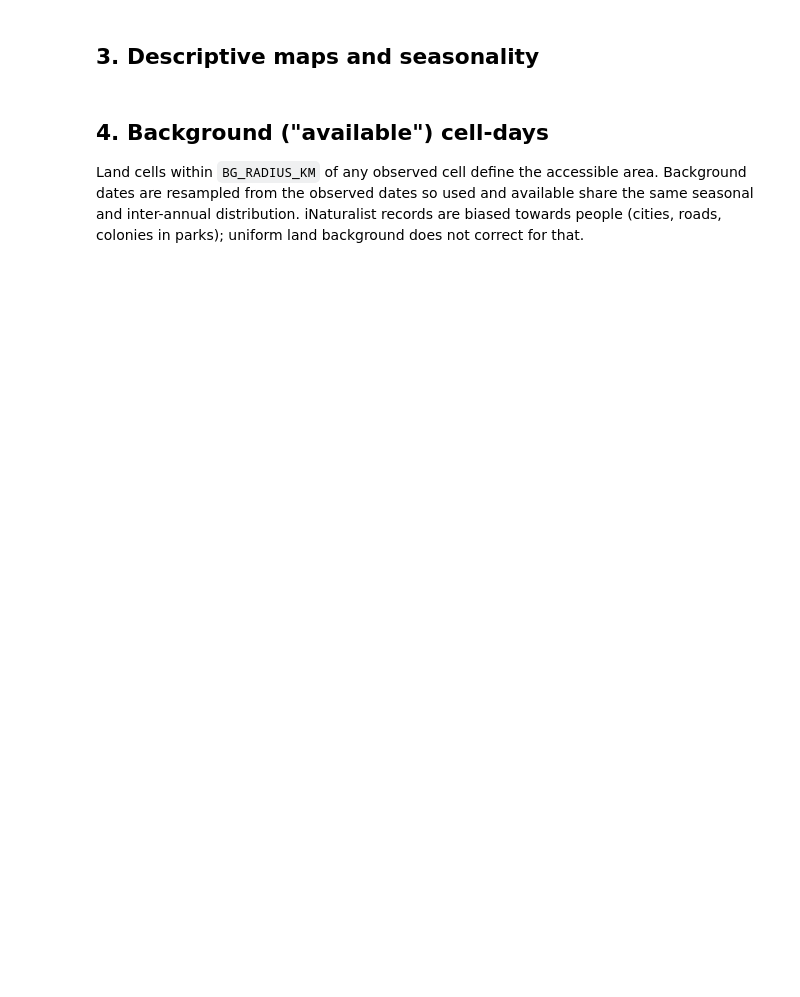
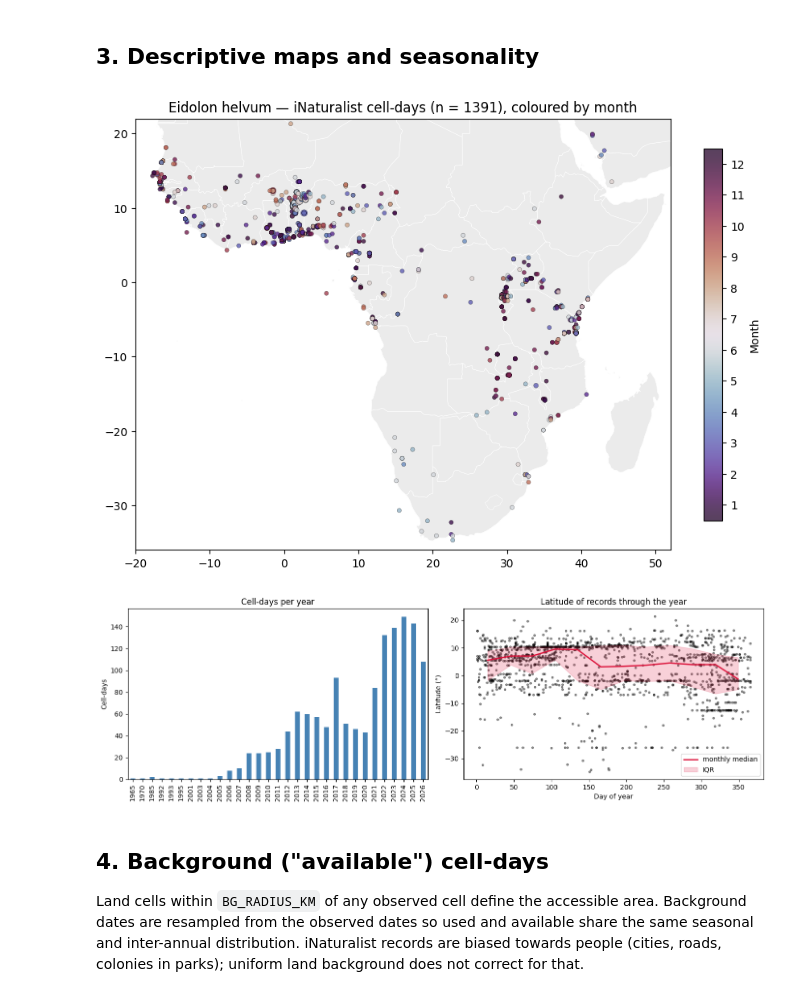
Before and after one commit to ehurme/EidolonMonitoring, a Jupyter notebook: python/eidolon_helvum_inat_gee.ipynb, the cells around one changed output. Saved outputs shown, nothing was run; the diff lists cells and outputs as text; code cells hidden in the pictures; blank space fills up the shorter version.

```diff
--- a/python/eidolon_helvum_inat_gee.ipynb
+++ b/python/eidolon_helvum_inat_gee.ipynb
@@ -25,7 +33,7 @@ not sampled at the public point. With curator / trusted access to true
 coordinates, set `CELL_DEG` smaller.
 # %%
 # Setup — only needs installing once
-# %pip install -q earthengine-api requests pandas numpy matplotlib scipy
+# %pip install -q earthengine-api requests pandas numpy matplotlib scipy pygam
 
 import os
 import json
@@ -44,6 +52,9 @@ from scipy.spatial import cKDTree
 # ---- Config ----------------------------------------------------------------
 TAXON_NAME    = "Eidolon helvum"
 QUALITY       = ["research"]          # add "needs_id" to include unconfirmed records
+EXCLUDE_ISO   = ["STP", "MDG"]        # São Tomé & Príncipe, Madagascar: non-migratory / no E. helvum
+EXCLUDE_BUFFER_DEG = 0.75             # also drop points this close to those coasts (obscured points land at sea;
+                                      # nearest other land is ≥ 1.7° away)
 CELL_DEG      = 0.2                   # iNaturalist obscuration cell for threatened taxa
 EE_PROJECT    = "skilled-snow-435910-j9"
 OUT_DIR       = os.path.join("results", "eidolon_helvum")
@@ -51,7 +62,14 @@ REFRESH_INAT  = False                 # True = re-download observations
 BG_RATIO      = 3                     # background cell-days per observed cell-day
 BG_RADIUS_KM  = 500                   # "accessible" area: land cells within this distance of any observation
 EVI_SLOPE_DAYS = 64                   # window for the EVI temporal slope (≈ 4-5 composites)
-EE_CHUNK      = 400                   # features per Earth Engine request
+EE_DATES      = 8                     # dates per Earth Engine request (each date is one aggregation)
+GAM_SPATIAL_SPLINES = 12              # basis size per axis of the lon × lat tensor smooth
+WEST_MAX_LON  = 15.0                  # West Africa = west of this longitude ...
+WEST_MIN_LAT  = 0.0                   # ... and north of this latitude; the rest is East & southern
+RASTER_DEG    = 1.0                   # pixel size for the rasterised presence-timing analysis
+RASTER_MIN_CELLDAYS = 8               # a pixel needs at least this many cell-days ...
+RASTER_MIN_YEARS    = 3               # ... spread over at least this many years
+RASTER_MIN_R  = 0.3                   # seasonal pixel: mean resultant length of presence months
 MAP_BBOX      = (-20.0, -36.0, 52.0, 22.0)   # lon_min, lat_min, lon_max, lat_max (sub-Saharan Africa + SW Arabia)
 MAP_RES       = 0.1                   # degrees, climatology maps
 CLIM_YEARS    = (2015, 2024)          # inclusive, climatology maps
@@ -159,56 +222,39 @@ print(f"{len(obs)} {'/'.join(QUALITY)} observations -> {len(cell_days)} cell-day
 # %% [markdown]
 ## 3. Descriptive maps and seasonality
 # %%
-ne_path = os.path.join(OUT_DIR, "ne_50m_admin_0_countries.geojson")
-if not os.path.exists(ne_path):
-    url = ("https://raw.githubusercontent.com/nvkelso/natural-earth-vector/master/"
-           "geojson/ne_50m_admin_0_countries.geojson")
-    with open(ne_path, "wb") as fh:
-        fh.write(requests.get(url, timeout=120).content)
-with open(ne_path, encoding="utf-8") as fh:
-    countries = json.load(fh)
-
-def country_rings(gj):
-    """Exterior rings (Nx2 arrays) of all country polygons."""
-    rings = []
-    for f in gj["features"]:
-        g = f["geometry"]
-        polys = [g["coordinates"]] if g["type"] == "Polygon" else g["coordinates"]
-        rings += [np.asarray(p[0]) for p in polys]
-    return rings
-
-RINGS = country_rings(countries)
-
 def plot_countries(ax, face="0.92", edge="white", lw=0.4, bbox=MAP_BBOX):
     for r in RINGS:
         ax.fill(r[:, 0], r[:, 1], facecolor=face, edgecolor=edge, linewidth=lw, zorder=0)
     ax.set_xlim(bbox[0], bbox[2]); ax.set_ylim(bbox[1], bbox[3]); ax.set_aspect("equal")
 
 month_cmap = plt.get_cmap("twilight_shifted")   # cyclic: December sits next to January
 
 fig, ax = plt.subplots(figsize=(9, 8))
 plot_countries(ax)
 sc = ax.scatter(cell_days["cell_lon"] + CELL_DEG / 2, cell_days["cell_lat"] + CELL_DEG / 2,
                 c=cell_days["month"], cmap=month_cmap, vmin=0.5, vmax=12.5,
                 s=10 + 4 * np.sqrt(cell_days["n_obs"]), alpha=0.8, edgecolor="k", linewidth=0.2)
 cb = fig.colorbar(sc, ax=ax, shrink=0.6, ticks=range(1, 13)); cb.set_label("Month")
 ax.set_title(f"{TAXON_NAME} — iNaturalist cell-days (n = {len(cell_days)}), coloured by month")
 plt.tight_layout(); plt.savefig(os.path.join(OUT_DIR, "map_cell_days_by_month.png"), dpi=200); plt.show()
 
 fig, axes = plt.subplots(1, 2, figsize=(14, 4.5))
 cell_days.groupby("year").size().plot.bar(ax=axes[0], color="steelblue")
 axes[0].set(title="Cell-days per year", xlabel=None, ylabel="Cell-days")
 # Migration signal: latitude of records through the year
 axes[1].scatter(cell_days["date"].dt.dayofyear, cell_days["cell_lat"] + CELL_DEG / 2,
                 s=8, alpha=0.4, color="k")
 lat_by_month = cell_days.groupby("month")["cell_lat"].quantile([0.25, 0.5, 0.75]).unstack()
 mid_doy = pd.to_datetime([f"2001-{m:02d}-15" for m in lat_by_month.index]).dayofyear
 axes[1].plot(mid_doy, lat_by_month[0.5] + CELL_DEG / 2, color="crimson", lw=2, label="monthly median")
 axes[1].fill_between(mid_doy, lat_by_month[0.25] + CELL_DEG / 2, lat_by_month[0.75] + CELL_DEG / 2,
                      color="crimson", alpha=0.2, label="IQR")
 axes[1].set(title="Latitude of records through the year", xlabel="Day of year", ylabel="Latitude (°)")
 axes[1].legend()
 plt.tight_layout(); plt.savefig(os.path.join(OUT_DIR, "records_by_year_and_latitude.png"), dpi=200); plt.show()
+# %% [output]
+[figure, added]
+[figure, added]
 # %% [markdown]
 ## 4. Background ("available") cell-days
 
```
Also changed, not shown: parts of 16 cells of this notebook, 1 other file.
